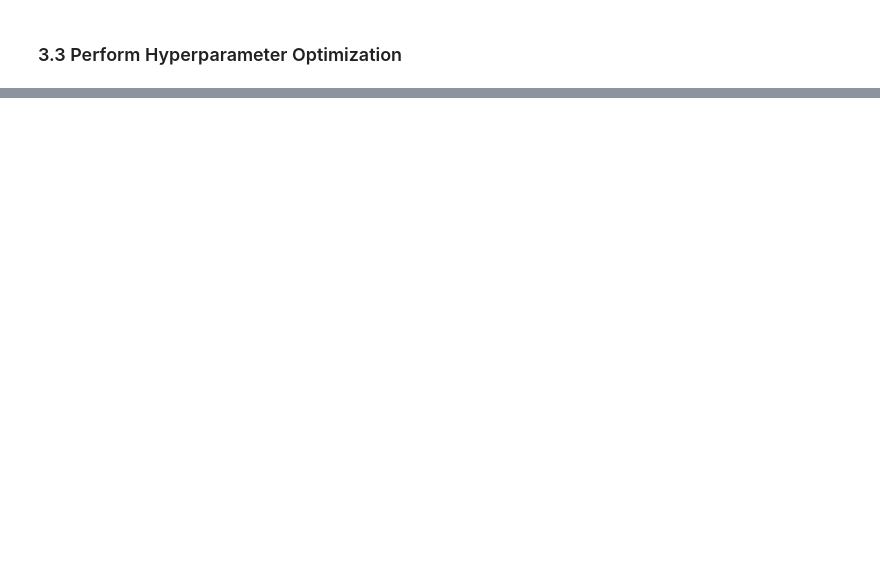
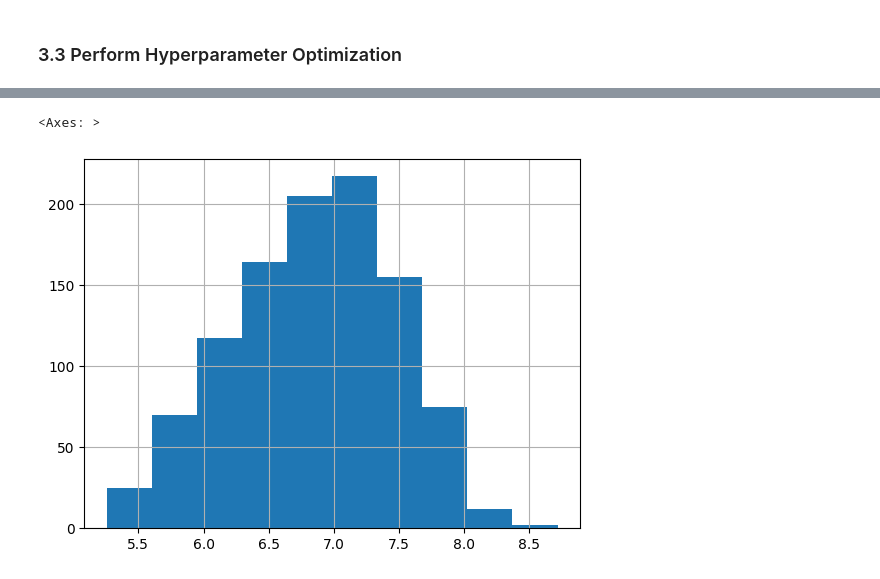
Before and after one commit to micheldearaujo/laptop-price-predictor, a Jupyter notebook: notebooks/3-modeling.ipynb, the cells around one changed output, grey strips where cells are left out. Saved outputs shown, nothing was run; the diff lists cells and outputs as text; code cells hidden in the pictures; blank space fills up the shorter version.

```diff
--- a/notebooks/3-modeling.ipynb
+++ b/notebooks/3-modeling.ipynb
@@ -302,0 +258,5 @@ plt.show()
+# %%
+np.log(y_train).hist()
+# %% [output]
+<Axes: >
+[figure, added]
```
Also changed, not shown: parts of 23 cells of this notebook.
